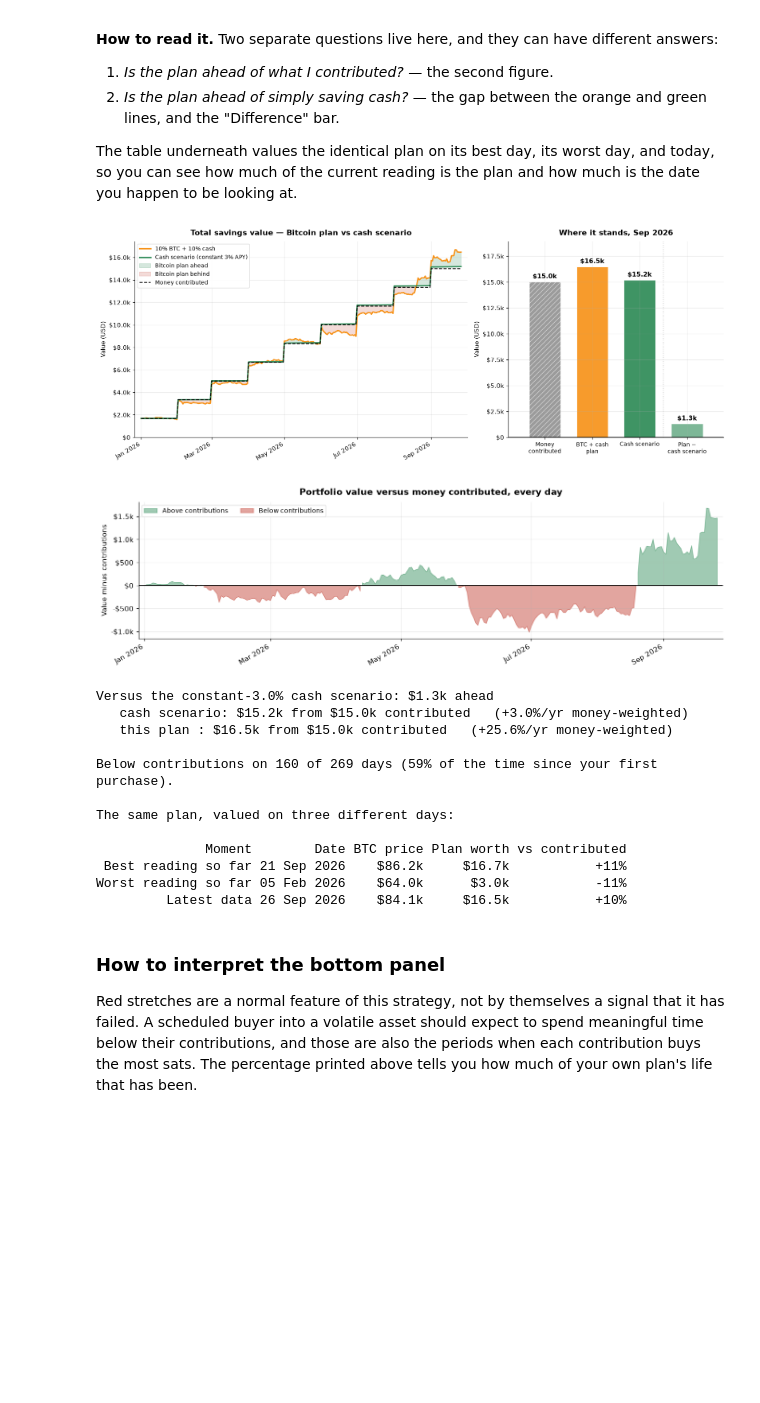
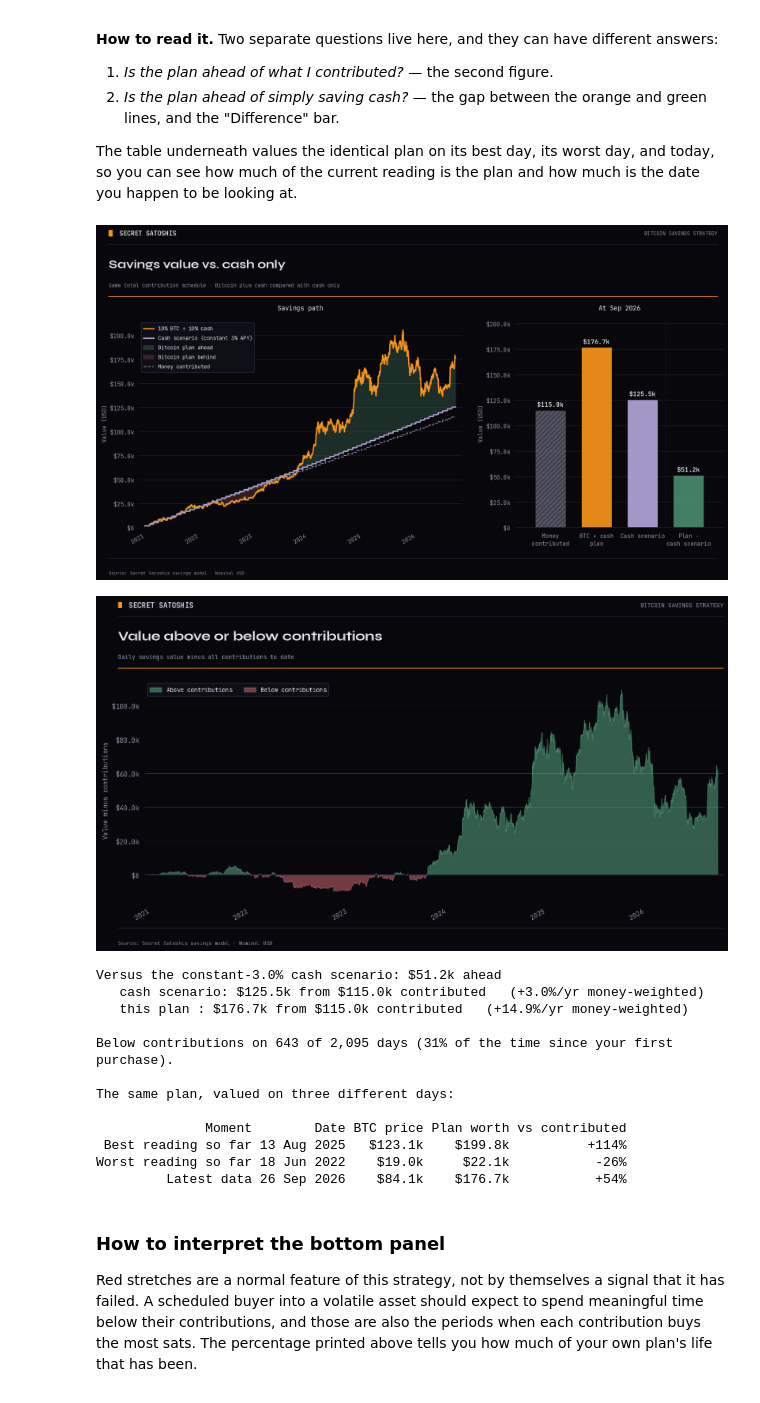
Before and after one commit to SecretSatoshis/Bitcoin-Investment-Strategy, a Jupyter notebook: notebooks/bitcoin_savings_plan.ipynb, the cells around one changed output. Cells and saved outputs as stored; diff of their text form; code cells hidden in the pictures; blank space fills up the shorter version.

```diff
--- a/notebooks/bitcoin_savings_plan.ipynb
+++ b/notebooks/bitcoin_savings_plan.ipynb
@@ -157,7 +258,7 @@ PCT_TO_BITCOIN  = 0.10                       # share of income into BTC
 PCT_TO_CASH     = 0.10                       # share of income into a savings account
 CASH_APY        = 0.03                       # what the savings account pays annually
 BUY_CADENCE     = "monthly"                  # "weekly" | "biweekly" | "monthly"
-PLAN_START      = pd.Timestamp("2026-01-01") # when you started (or would have)
+PLAN_START      = pd.Timestamp("2021-01-01") # when you started (or would have)
 STILL_BUYING    = True                       # True = contributions continue to today
 STOP_AFTER_YRS  = None                       # if STILL_BUYING is False, stop after this many years
 # =========================================================================
@@ -579,12 +681,12 @@ cash_only = run_plan(PLAN_START, 0.0, ANNUAL_BTC + ANNUAL_CASH, BUY_CADENCE,
                      still_buying=STILL_BUYING, stop_after_yrs=STOP_AFTER_YRS)
 co_final = cash_only.iloc[-1]
 
-fig, axes = plt.subplots(1, 2, figsize=(14.5, 5.6), gridspec_kw={"width_ratios": [1.7, 1.1]})
+fig, axes = plt.subplots(1, 2, figsize=(16, 9), gridspec_kw={"width_ratios": [1.7, 1.1]})
 
 # -- left: the two plans side by side, with the difference shaded
 axes[0].plot(plan.index, plan["total_value"], color=ORANGE, lw=2.2,
              label=f"{PCT_TO_BITCOIN:.0%} BTC + {PCT_TO_CASH:.0%} cash")
-axes[0].plot(cash_only.index, cash_only["total_value"], color=GREEN, lw=2.2,
+axes[0].plot(cash_only.index, cash_only["total_value"], color=CASH, lw=2.2,
              label=f"Cash scenario (constant {CASH_APY:.0%} APY)")
 axes[0].fill_between(plan.index, cash_only["total_value"], plan["total_value"],
                      where=plan["total_value"] >= cash_only["total_value"],
@@ -592,31 +694,32 @@ axes[0].fill_between(plan.index, cash_only["total_value"], plan["total_value"],
 axes[0].fill_between(plan.index, cash_only["total_value"], plan["total_value"],
                      where=plan["total_value"] < cash_only["total_value"],
                      color=RED, alpha=0.18, label="Bitcoin plan behind")
-axes[0].plot(plan.index, plan["total_contributed"], color="black", ls="--", lw=1.4,
+axes[0].plot(plan.index, plan["total_contributed"], color=SECONDARY, ls="--", lw=1.4,
              label="Money contributed")
 money_axis(axes[0]); date_axis(axes[0], plan.index, rotate=30)
 axes[0].set_ylabel("Value (USD)")
 axes[0].legend(loc="upper left")
 axes[0].margins(x=0.02)
 axes[0].set_ylim(bottom=0)
-axes[0].set_title("Total savings value — Bitcoin plan vs cash scenario")
+axes[0].set_title("Savings path")
 
 # -- right: the same lines as bars, so the two panels read against each other.
 # "Money contributed" is the dashed reference line on the left, carried over here.
 excess = float(final["total_value"] - co_final["total_value"])
-bars = [("Money\ncontributed", float(final["total_contributed"]), "#4A4A4A", 0.55),
+bars = [("Money\ncontributed", float(final["total_contributed"]), SECONDARY, 0.55),
         ("BTC + cash\nplan",   float(final["total_value"]),       ORANGE,    0.92),
-        ("Cash scenario",       float(co_final["total_value"]),    GREEN,     0.92),
+        ("Cash scenario",       float(co_final["total_value"]),    CASH,      0.92),
         ("Plan −\ncash scenario", excess, GREEN if excess >= 0 else RED,     0.62)]
 for i, (lbl, val, colour, alpha) in enumerate(bars):
     axes[1].bar(i, val, color=colour, alpha=alpha, width=0.66,
-                edgecolor="white", linewidth=0.6,
+                edgecolor=BG, linewidth=0.6,
                 hatch="///" if i == 0 else None)
     axes[1].annotate(f"{usd(val)}", xy=(i, val), xytext=(0, 6 if val >= 0 else -16),
-                     textcoords="offset points", ha="center", fontsize=10.5, fontweight="bold")
+                     textcoords="offset points", ha="center", fontsize=10.5,
+                     color=PRIMARY, fontproperties=MONO_MEDIUM)
 # separate the derived difference from the three level readings
-axes[1].axvline(2.5, color="#CCCCCC", lw=1.2, ls=":", zorder=0)
-axes[1].axhline(0, color="black", lw=1)
+axes[1].axvline(2.5, color=BORDER, lw=1.2, ls=":", zorder=0)
+axes[1].axhline(0, color=BORDER, lw=1)
 axes[1].set_xticks(range(len(bars))); axes[1].set_xticklabels([b[0] for b in bars], fontsize=9)
 money_axis(axes[1])
 axes[1].set_ylabel("Value (USD)")
@@ -624,66 +727,70 @@ _lo = min(0.0, min(b[1] for b in bars) * 1.55)
 _hi = max(b[1] for b in bars) * 1.15
 axes[1].set_ylim(_lo, _hi)
 axes[1].margins(x=0.12)
-axes[1].set_title(f"Where it stands, {plan.index[-1]:%b %Y}")
-plt.tight_layout(); plt.show()
+axes[1].set_title(f"At {plan.index[-1]:%b %Y}")
+brand_chart(fig, "Savings value vs. cash only",
+            subtitle="Same total contribution schedule · Bitcoin plus cash compared with cash only",
+            top=0.72, bottom=0.17, left=0.09, right=0.965)
+plt.show()
 
 # -- the day-by-day distance from contributions
-fig, ax = plt.subplots(figsize=(12.5, 3.8))
+fig, ax = plt.subplots(figsize=(14, 7.875))
 surplus = plan["total_value"] - plan["total_contributed"]
 ax.fill_between(plan.index, 0, surplus, where=surplus >= 0, color=GREEN, alpha=0.45,
                 label="Above contributions")
 ax.fill_between(plan.index, 0, surplus, where=surplus < 0, color=RED, alpha=0.45,
                 label="Below contributions")
-ax.axhline(0, color="black", lw=1.2)
+ax.axhline(0, color=BORDER, lw=1.2)
 money_axis(ax); date_axis(ax, plan.index, rotate=30)
 ax.set_ylabel("Value minus contributions")
 ax.legend(loc="upper left", ncol=2)
 ax.margins(x=0.01)
-ax.set_title("Portfolio value versus money contributed, every day")
-plt.tight_layout(); plt.show()
+brand_chart(fig, "Value above or below contributions",
+            subtitle="Daily savings value minus all contributions to date")
+plt.show()
 
 gap = float(final["total_value"] - co_final["total_value"])
 CASH_BUYS = cash_only.attrs["buy_dates"]
 CASH_AMOUNTS = cash_only.attrs["total_contributions"]
 IRR_CASH = money_weighted_return(CASH_BUYS, CASH_AMOUNTS,
                                  float(co_final["total_value"]), cash_only.index[-1])
 under = live[live["total_value"] < live["total_contributed"]]
 print(f"Versus the constant-{CASH_APY:.1%} cash scenario: {usd(abs(gap))} {'ahead' if gap > 0 else 'behind'}")
 _r = lambda v: f"{v:+.1%}/yr" if np.isfinite(v) else "n/a"
 print(f"   cash scenario: {usd(co_final['total_value'])} from {usd(co_final['total_contributed'])} contributed"
       f"   ({_r(IRR_CASH)} money-weighted)")
 print(f"   this plan : {usd(final['total_value'])} from {usd(final['total_contributed'])} contributed"
       f"   ({_r(IRR)} money-weighted)")
 print(f"\nBelow contributions on {len(under):,} of {len(live):,} days "
       f"({len(under)/max(len(live),1):.0%} of the time since your first purchase).")
 
 # Select on the same measure the table reports, so the "best" row really is the best one shown.
 rel = plan["total_value"] / plan["total_contributed"]
 best_day, worst_day = rel.idxmax(), rel.idxmin()
 swing = pd.DataFrame([
     {"Moment": lbl, "Date": f"{d:%d %b %Y}", "BTC price": usd(plan.loc[d, "price"]),
      "Plan worth": usd(plan.loc[d, "total_value"]),
      "vs contributed": f"{plan.loc[d,'total_value']/plan.loc[d,'total_contributed']-1:+.0%}"}
     for lbl, d in [("Best reading so far", best_day), ("Worst reading so far", worst_day),
                    ("Latest data", plan.index[-1])]
 ])
 print("\nThe same plan, valued on three different days:\n")
 print(swing.to_string(index=False))
 # %% [output]
-[figure, old version]
+[figure, new version]
-[figure, old version]
+[figure, new version]
-Versus the constant-3.0% cash scenario: $1.3k ahead
-   cash scenario: $15.2k from $15.0k contributed   (+3.0%/yr money-weighted)
-   this plan : $16.5k from $15.0k contributed   (+25.6%/yr money-weighted)
+Versus the constant-3.0% cash scenario: $51.2k ahead
+   cash scenario: $125.5k from $115.0k contributed   (+3.0%/yr money-weighted)
+   this plan : $176.7k from $115.0k contributed   (+14.9%/yr money-weighted)
 
-Below contributions on 160 of 269 days (59% of the time since your first purchase).
+Below contributions on 643 of 2,095 days (31% of the time since your first purchase).
 
 The same plan, valued on three different days:
 
               Moment        Date BTC price Plan worth vs contributed
- Best reading so far 21 Sep 2026    $86.2k     $16.7k           +11%
-Worst reading so far 05 Feb 2026    $64.0k      $3.0k           -11%
-         Latest data 26 Sep 2026    $84.1k     $16.5k           +10%
+ Best reading so far 13 Aug 2025   $123.1k    $199.8k          +114%
+Worst reading so far 18 Jun 2022    $19.0k     $22.1k           -26%
+         Latest data 26 Sep 2026    $84.1k    $176.7k           +54%
 # %% [markdown]
 ### How to interpret the bottom panel
 
```
Also changed, not shown: parts of 13 cells of this notebook, 6 other files.
